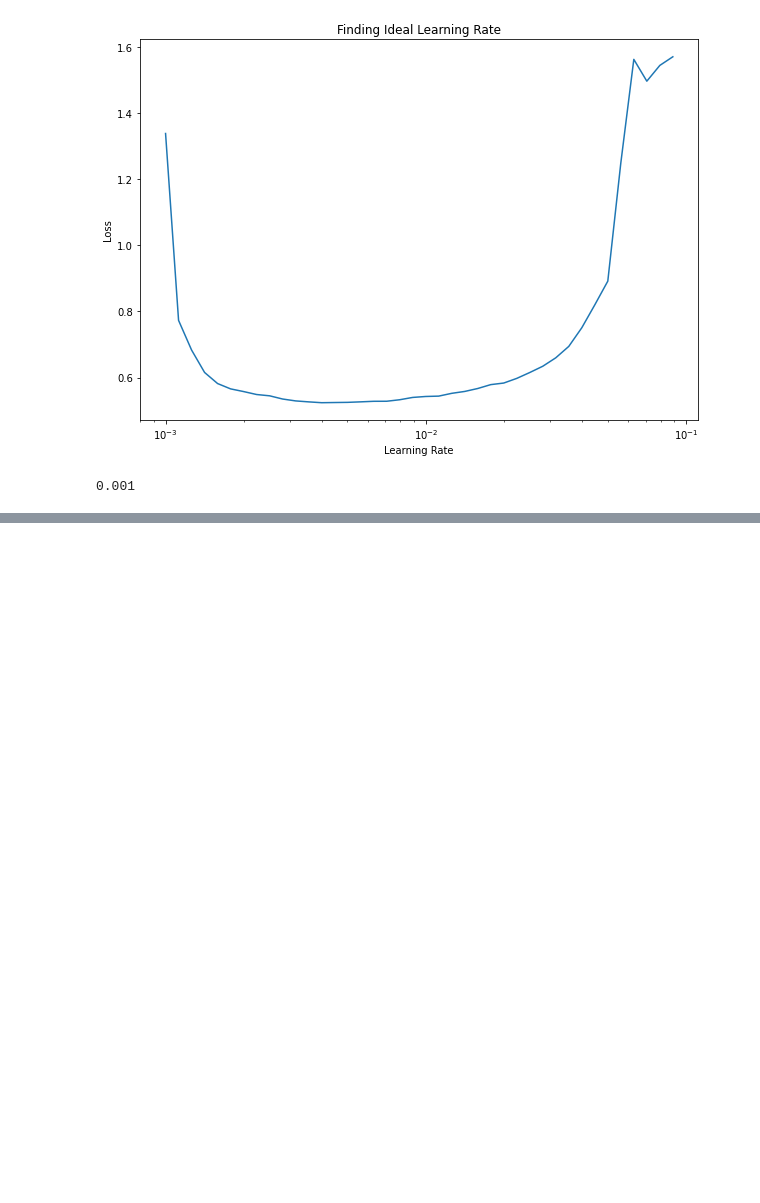
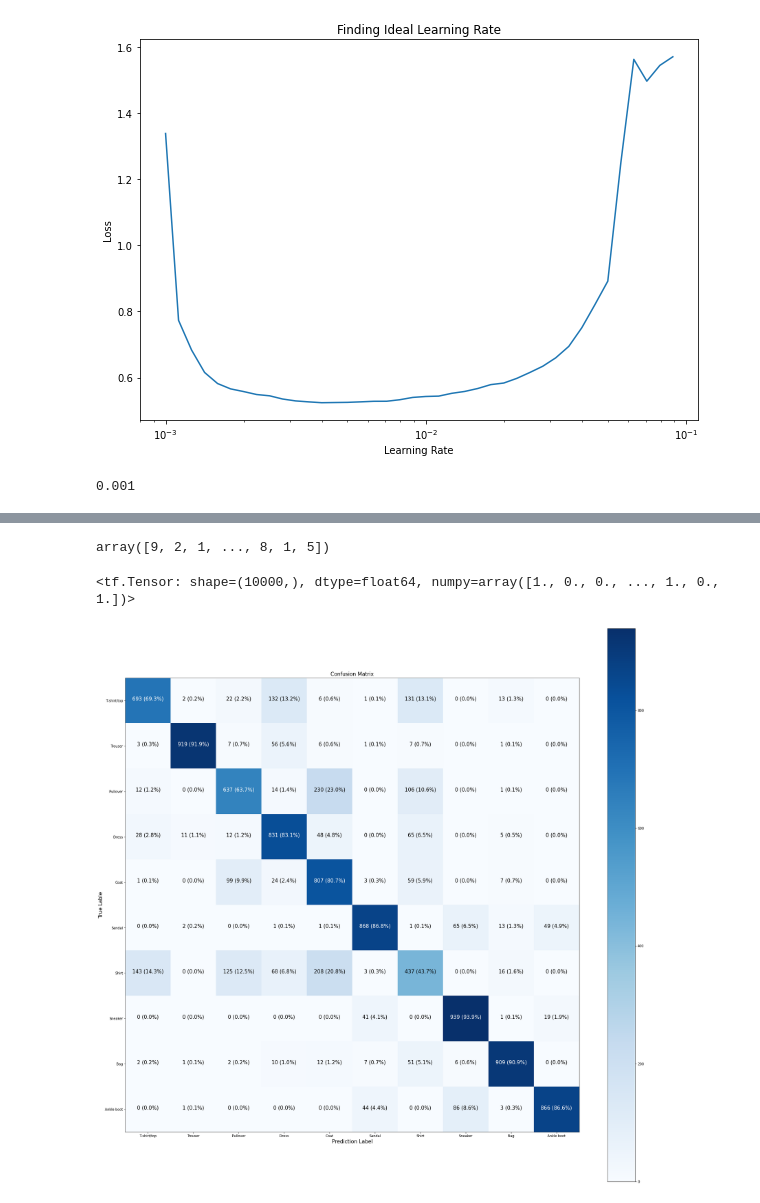
Before and after one commit to Kaushal-Top5699/classification_NN_tensorflow, a Jupyter notebook: classification_NN_tensorflow.ipynb, the cells around one changed output, grey strips where cells are left out. Saved outputs shown, nothing was run; the diff lists cells and outputs as text; code cells hidden in the pictures; blank space fills up the shorter version.

Commit message:
Confusion Matrix.

```diff
--- a/classification_NN_tensorflow.ipynb
+++ b/classification_NN_tensorflow.ipynb
@@ -1183,0 +1212,6 @@ Text(0.5, 1.0, 'Finding Ideal Learning Rate')
+# %%
+# Create a confusion matrix.
+y_preds = model_13.predict(test_data_norm)
+predictions = tf.round(y_preds)
+predictions[:5], test_labels.min(), test_labels.max()
+# Outputs are prediction probabilities.
@@ -1183,0 +1226,12 @@ Text(0.5, 1.0, 'Finding Ideal Learning Rate')
+# %%
+# Converting our probabilities into integers.
+y_preds = y_preds.argmax(axis = 1)
+y_preds
+# %% [output]
+array([9, 2, 1, ..., 8, 1, 5])
+# %%
+test_labels_modi = test_labels / 9
+test_labels_binary = tf.round(test_labels_modi)
+test_labels_binary
+# %% [output]
+<tf.Tensor: shape=(10000,), dtype=float64, numpy=array([1., 0., 0., ..., 1., 0., 1.])>
@@ -1183,0 +1289,4 @@ Text(0.5, 1.0, 'Finding Ideal Learning Rate')
+# %%
+plot_confusion_matrix(test_labels, y_preds, class_names, figsize = (30, 30), text_size = 15)
+# %% [output]
+[figure, added]
```
Also changed, not shown: parts of 8 cells of this notebook.
